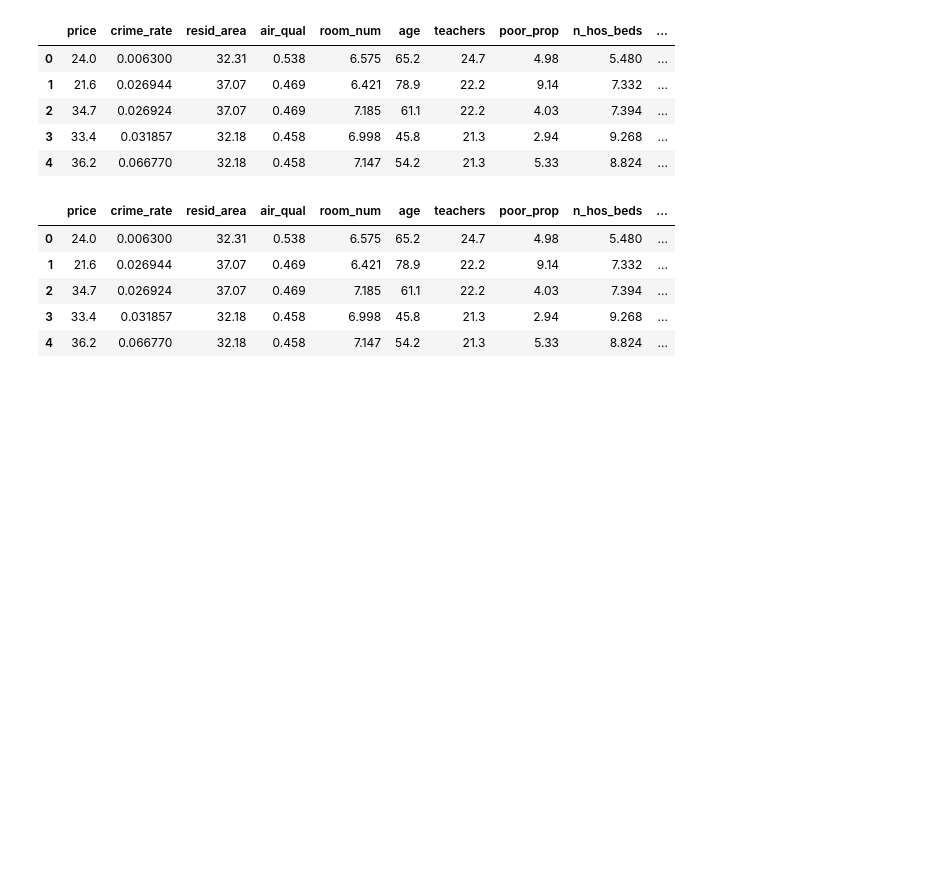
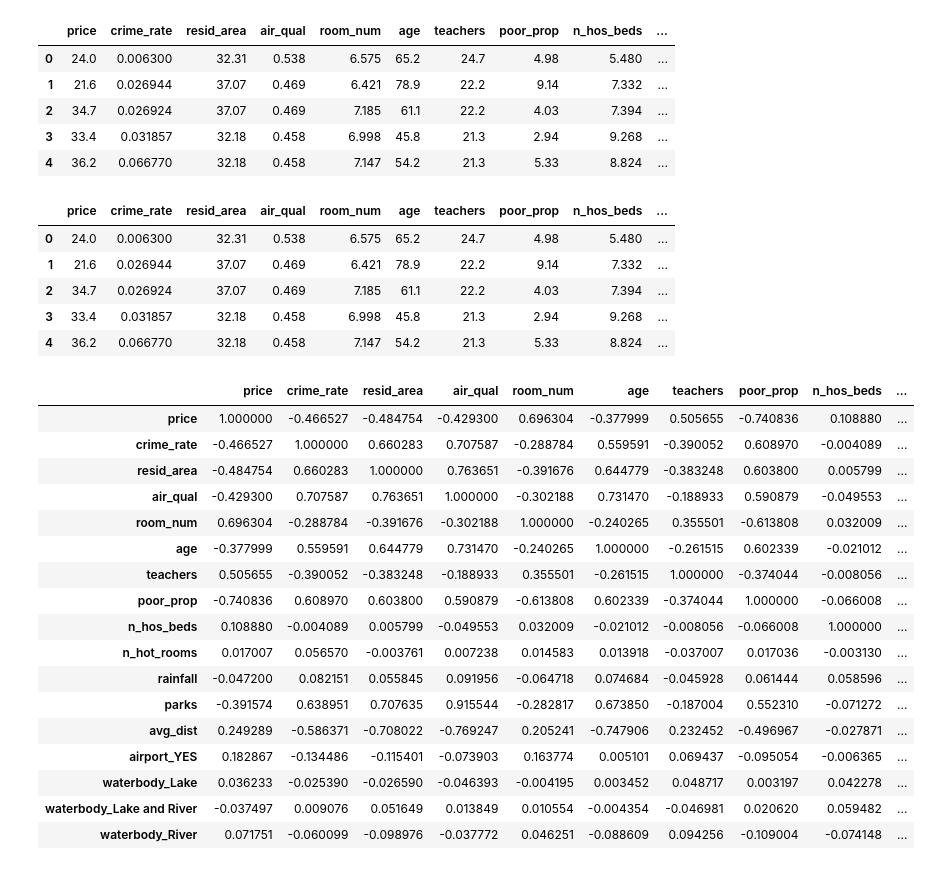
Before and after one commit to Glamorous9754/Practice-in-Jupyter, a Jupyter notebook: Data Pre-Processing for Linear Regression.ipynb, the cells around one changed output. Saved outputs shown, nothing was run; the diff lists cells and outputs as text; code cells hidden in the pictures; blank space fills up the shorter version.

```diff
--- a/Data Pre-Processing for Linear Regression.ipynb
+++ b/Data Pre-Processing for Linear Regression.ipynb
@@ -281,3 +281,24 @@ df.head()
 | 2 | 34.7 | 0.026924 | 37.07 | 0.469 | 7.185 | 61.1 | 22.2 | 4.03 | 7.394 | ... |
 | 3 | 33.4 | 0.031857 | 32.18 | 0.458 | 6.998 | 45.8 | 21.3 | 2.94 | 9.268 | ... |
 | 4 | 36.2 | 0.066770 | 32.18 | 0.458 | 7.147 | 54.2 | 21.3 | 5.33 | 8.824 | ... |
+# %%
+df.corr()
+# %% [output]
+|  | price | crime_rate | resid_area | air_qual | room_num | age | teachers | poor_prop | n_hos_beds | ... |
+| price | 1.000000 | -0.466527 | -0.484754 | -0.429300 | 0.696304 | -0.377999 | 0.505655 | -0.740836 | 0.108880 | ... |
+| crime_rate | -0.466527 | 1.000000 | 0.660283 | 0.707587 | -0.288784 | 0.559591 | -0.390052 | 0.608970 | -0.004089 | ... |
+| resid_area | -0.484754 | 0.660283 | 1.000000 | 0.763651 | -0.391676 | 0.644779 | -0.383248 | 0.603800 | 0.005799 | ... |
+| air_qual | -0.429300 | 0.707587 | 0.763651 | 1.000000 | -0.302188 | 0.731470 | -0.188933 | 0.590879 | -0.049553 | ... |
+| room_num | 0.696304 | -0.288784 | -0.391676 | -0.302188 | 1.000000 | -0.240265 | 0.355501 | -0.613808 | 0.032009 | ... |
+| age | -0.377999 | 0.559591 | 0.644779 | 0.731470 | -0.240265 | 1.000000 | -0.261515 | 0.602339 | -0.021012 | ... |
+| teachers | 0.505655 | -0.390052 | -0.383248 | -0.188933 | 0.355501 | -0.261515 | 1.000000 | -0.374044 | -0.008056 | ... |
+| poor_prop | -0.740836 | 0.608970 | 0.603800 | 0.590879 | -0.613808 | 0.602339 | -0.374044 | 1.000000 | -0.066008 | ... |
+| n_hos_beds | 0.108880 | -0.004089 | 0.005799 | -0.049553 | 0.032009 | -0.021012 | -0.008056 | -0.066008 | 1.000000 | ... |
+| n_hot_rooms | 0.017007 | 0.056570 | -0.003761 | 0.007238 | 0.014583 | 0.013918 | -0.037007 | 0.017036 | -0.003130 | ... |
+| rainfall | -0.047200 | 0.082151 | 0.055845 | 0.091956 | -0.064718 | 0.074684 | -0.045928 | 0.061444 | 0.058596 | ... |
+| parks | -0.391574 | 0.638951 | 0.707635 | 0.915544 | -0.282817 | 0.673850 | -0.187004 | 0.552310 | -0.071272 | ... |
+| avg_dist | 0.249289 | -0.586371 | -0.708022 | -0.769247 | 0.205241 | -0.747906 | 0.232452 | -0.496967 | -0.027871 | ... |
+| airport_YES | 0.182867 | -0.134486 | -0.115401 | -0.073903 | 0.163774 | 0.005101 | 0.069437 | -0.095054 | -0.006365 | ... |
+| waterbody_Lake | 0.036233 | -0.025390 | -0.026590 | -0.046393 | -0.004195 | 0.003452 | 0.048717 | 0.003197 | 0.042278 | ... |
+| waterbody_Lake and River | -0.037497 | 0.009076 | 0.051649 | 0.013849 | 0.010554 | -0.004354 | -0.046981 | 0.020620 | 0.059482 | ... |
+| waterbody_River | 0.071751 | -0.060099 | -0.098976 | -0.037772 | 0.046251 | -0.088609 | 0.094256 | -0.109004 | -0.074148 | ... |
```
Also changed, not shown: parts of 2 cells of this notebook, 1 other file.
